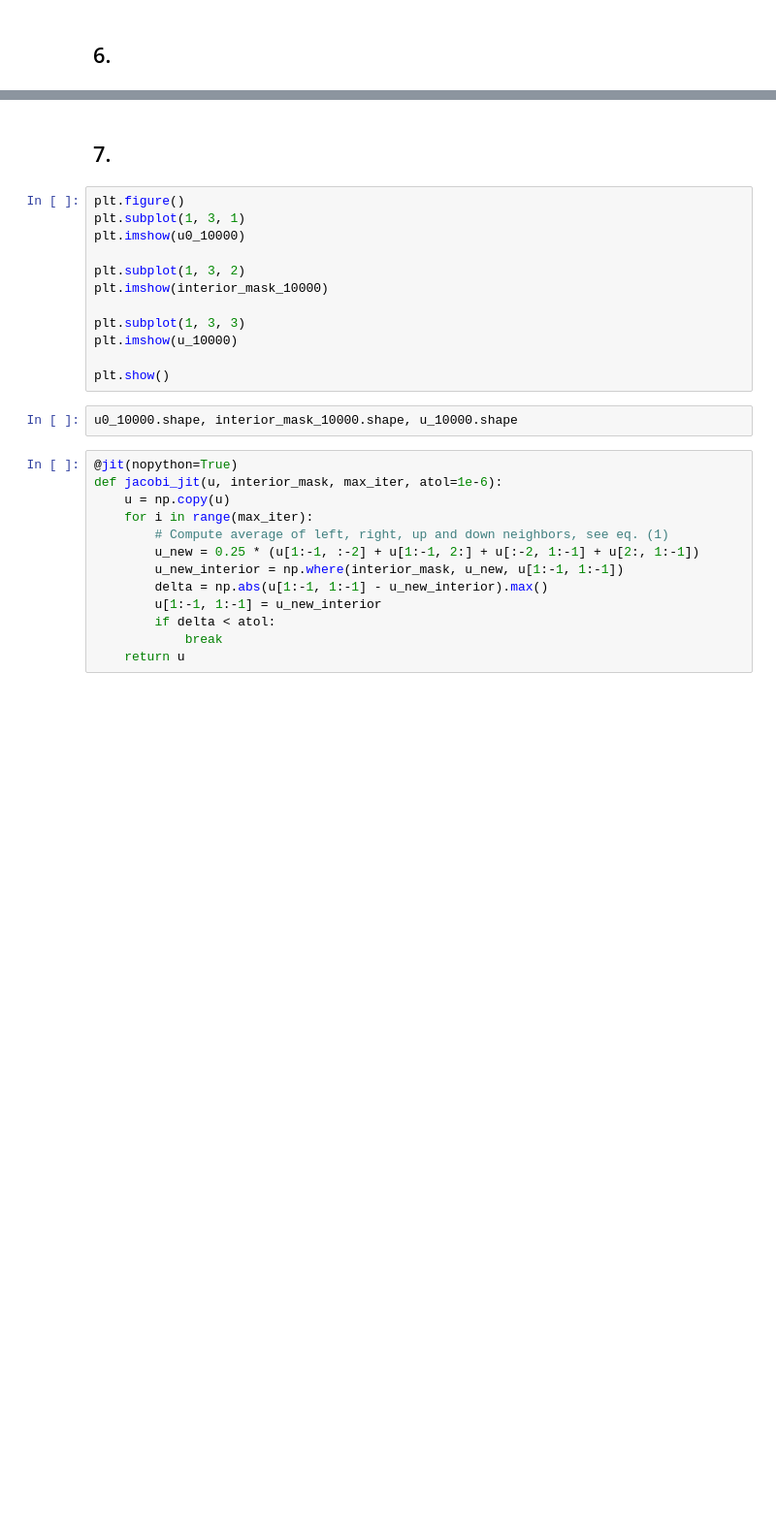
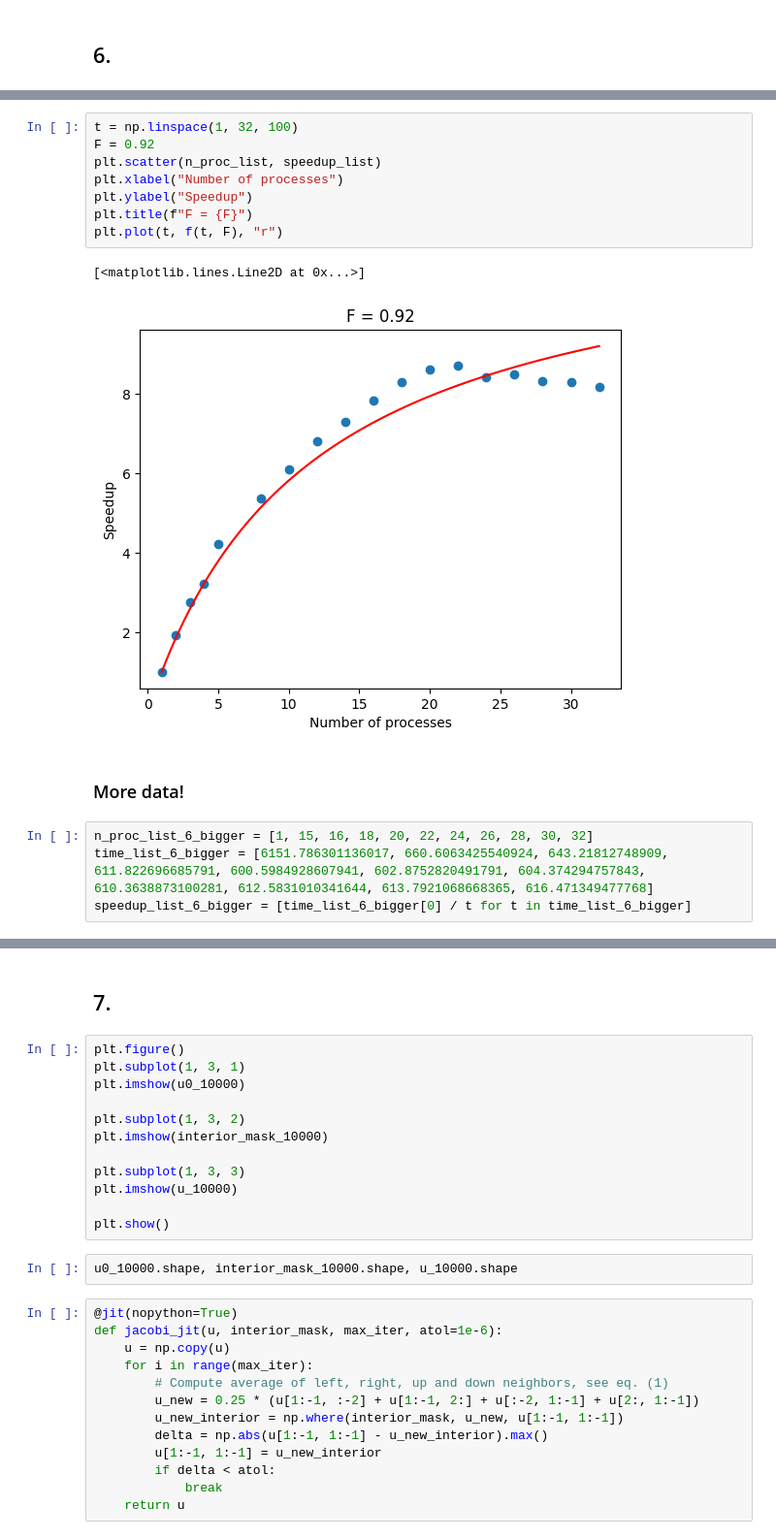
Before and after one commit to msverker/02613_miniproject, a Jupyter notebook: src/notebook.ipynb, the cells around one changed output, grey strips where cells are left out. Shown at 97% size. Drawn from its saved outputs; the diff is of its cells as text; blank space fills up the shorter version.

```diff
--- a/src/notebook.ipynb
+++ b/src/notebook.ipynb
@@ -163,0 +187,17 @@ Little confused.
+# %%
+t = np.linspace(1, 32, 100)
+F = 0.92
+plt.scatter(n_proc_list, speedup_list)
+plt.xlabel("Number of processes")
+plt.ylabel("Speedup")
+plt.title(f"F = {F}")
+plt.plot(t, f(t, F), "r")
+# %% [output]
+[<matplotlib.lines.Line2D at 0x...>]
+[figure, added]
+# %% [markdown]
+### More data!
+# %%
+n_proc_list_6_bigger = [1, 15, 16, 18, 20, 22, 24, 26, 28, 30, 32]
+time_list_6_bigger = [6151.786301136017, 660.6063425540924, 643.21812748909, 611.822696685791, 600.5984928607941, 602.8752820491791, 604.374294757843, 610.3638873100281, 612.5831010341644, 613.7921068668365, 616.471349477768]
+speedup_list_6_bigger = [time_list_6_bigger[0] / t for t in time_list_6_bigger]
```
Also changed, not shown: parts of 9 cells of this notebook.
